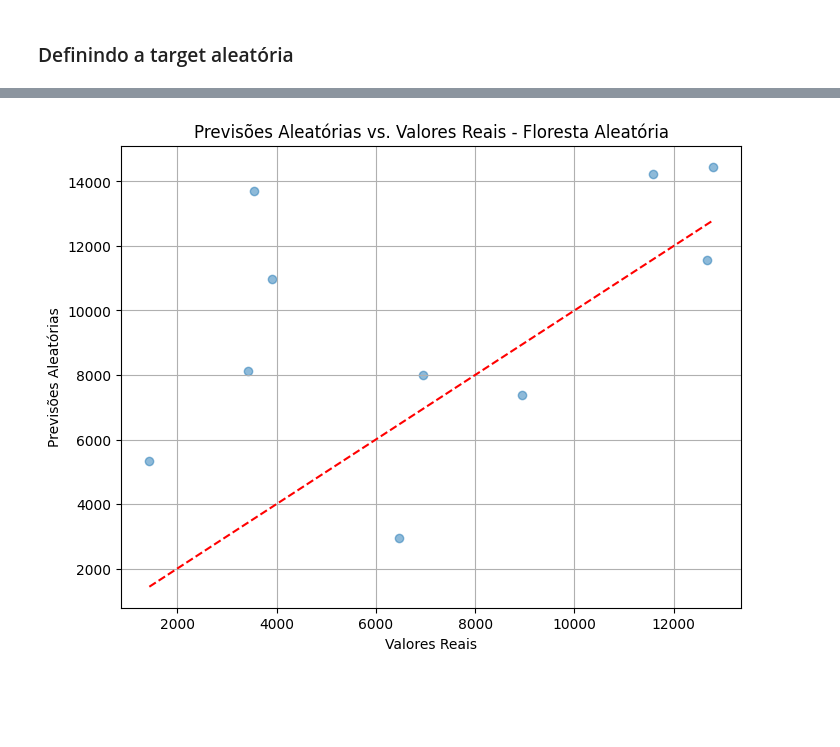
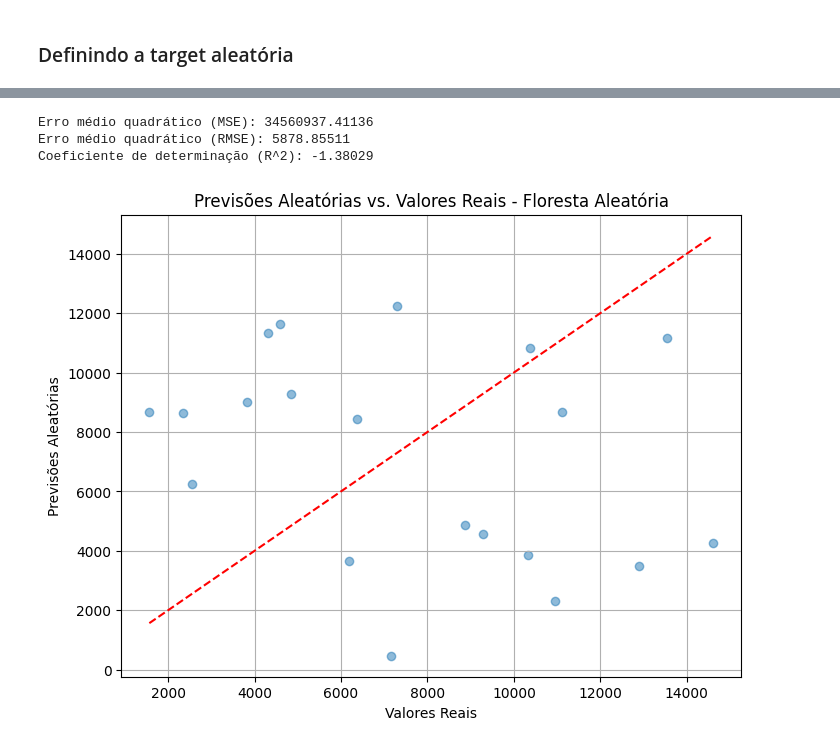
Before and after one commit to jordanmsouza/TechChallenge_Fase1_Grupo4, a Jupyter notebook: Tech_Challange_Fase1_Grupo4.ipynb, the cells around one changed output, grey strips where cells are left out. Cells and saved outputs as stored; diff of their text form; code cells hidden in the pictures; blank space fills up the shorter version.

```diff
--- a/Tech_Challange_Fase1_Grupo4.ipynb
+++ b/Tech_Challange_Fase1_Grupo4.ipynb
@@ -558,13 +609,13 @@ Já ao analisarmos o grafico de Regressão Linear verifcamos que apesar de os po
 # %% [markdown]
 #Gerando dados aleátorios para testar os modelos
 # %%
-n_samples = 10
+n_samples = 20
 
 np.random.seed(42)
 
 idade = np.random.randint(18, 65, size=n_samples)
 genero = np.random.choice(['homem', 'mulher'], size=n_samples)
-imc = np.round(np.random.uniform(18, 40, size=n_samples), 1)
+imc = np.round(np.random.uniform(15.9, 53.5, size=n_samples), 1)
 filhos = np.random.randint(0, 5, size=n_samples)
 fumante = np.random.choice(['sim', 'não'], size=n_samples)
 regioes = ['noroeste', 'nordeste', 'sudeste', 'sudoeste']
@@ -615,9 +666,6 @@ dados_aleatorios_antigos = dados_aleatorios.copy()
 dados_aleatorios['genero'] = label_encoder.fit_transform(dados_aleatorios['genero'])
 dados_aleatorios['fumante'] = label_encoder.fit_transform(dados_aleatorios['fumante'])
 dados_aleatorios = pd.get_dummies(dados_aleatorios, columns=['regiao'], prefix='dummy')
-
-colunas_numericas = ['idade', 'imc', 'filhos', 'encargos']
-dados_aleatorios[colunas_numericas] = scaler.fit_transform(dados_aleatorios[colunas_numericas])
 # %%
 dados_aleatorios.head()
 # %% [output]
@@ -681,0 +701,2 @@ Name: encargos, dtype: float64
+# %%
+x_dados_aleatorios_std = scaler.fit_transform(x_aleatorio)
@@ -736,0 +783,2 @@ Name: encargos, dtype: float64
+# %%
+predic_linear_aleatoria = model.predict(x_dados_aleatorios_std)
@@ -737,11 +817,22 @@ Name: encargos, dtype: float64
+# %%
+mse = mean_squared_error(y_aleatorio, predic_linear_aleatoria)
+rmse = np.sqrt(mse)
+r2 = r2_score(y_aleatorio,predic_linear_aleatoria)
+print(f"\nErro médio quadrático (MSE): {mse:.5f}")
+print(f"Erro médio quadrático (RMSE): {rmse:.5f}")
+print(f"Coeficiente de determinação (R^2): {r2:.5f}")
+# %% [output]
+Erro médio quadrático (MSE): 34560937.41136
+Erro médio quadrático (RMSE): 5878.85511
+Coeficiente de determinação (R^2): -1.38029
 # %%
 plt.figure(figsize=(8, 6))
-plt.scatter(dados_aleatorios_antigos["encargos"], predicao_forest_original, alpha=0.5)
-plt.plot([min(dados_aleatorios_antigos["encargos"]), max(dados_aleatorios_antigos["encargos"])], [min(dados_aleatorios_antigos["encargos"]), max(dados_aleatorios_antigos["encargos"])], color='red', linestyle='--')  # Linha diagonal para referência
+plt.scatter(y_aleatorio, predic_linear_aleatoria, alpha=0.5)
+plt.plot([min(y_aleatorio), max(y_aleatorio)], [min(y_aleatorio), max(y_aleatorio)], color='red', linestyle='--')  # Linha diagonal para referência
 plt.xlabel('Valores Reais')
 plt.ylabel('Previsões Aleatórias')
 plt.title('Previsões Aleatórias vs. Valores Reais - Floresta Aleatória')
 plt.grid(True)
 plt.show()
 # %% [output]
-[figure, old version]
+[figure, new version]
```
Also changed, not shown: parts of 62 cells of this notebook.
